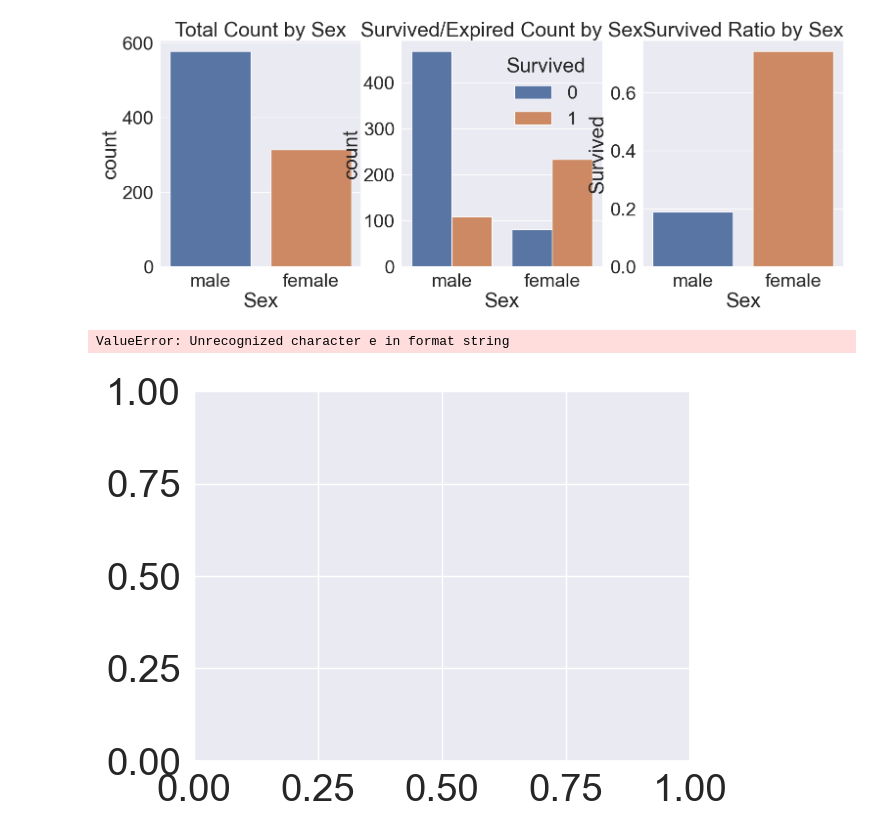
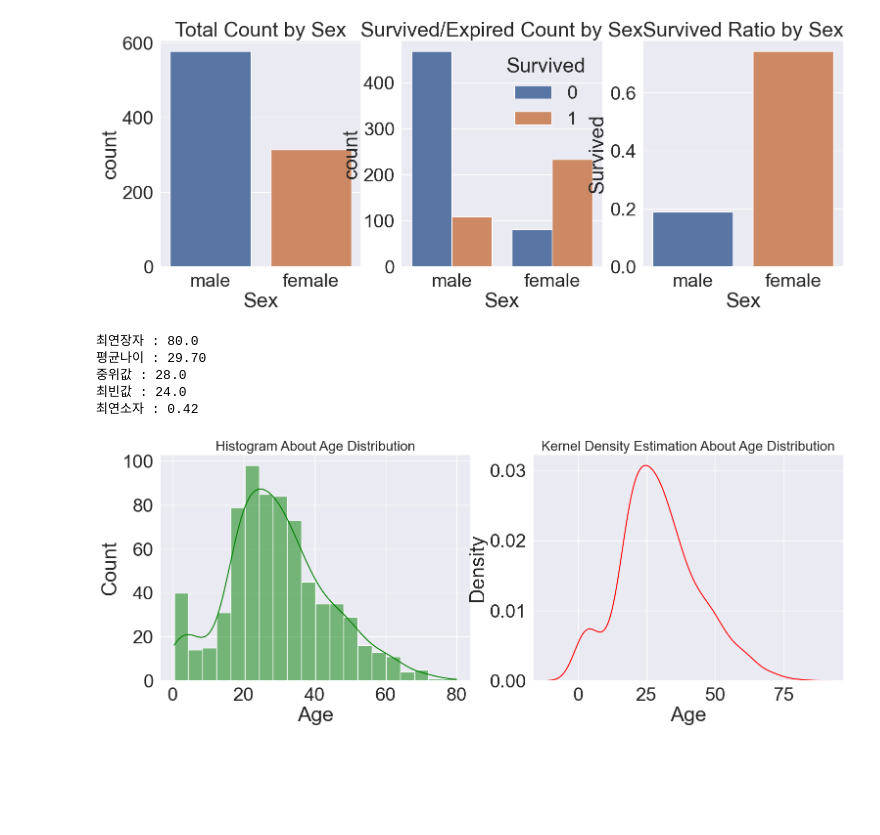
Before and after one commit to JW-Namsta/Kaggle_Study, a Jupyter notebook: Titanic/TItanic_copy_3.ipynb, the cells around one changed output. Saved outputs shown, nothing was run; the diff lists cells and outputs as text; code cells hidden in the pictures; blank space fills up the shorter version.

```diff
--- a/Titanic/TItanic_copy_3.ipynb
+++ b/Titanic/TItanic_copy_3.ipynb
@@ -177,10 +177,28 @@ ax[2].set_title('Survived Ratio by Sex')
 plt.show()
 # %% [output]
 [figure]
-# %%
-# Age를 histplot, kdeplot으로 나타내기
-
-df_train['Age'].plot(style='kde')
-# %% [output]
-ValueError: Unrecognized character e in format string
-[figure, removed]
+# %%
+# Age를 histplot, kdeplot으로 나타내기
+print('최연장자 : {:<10}'.format(df_train['Age'].max()))
+print('평균나이 : {:<10.2f}'.format(df_train['Age'].mean()))
+print('중위값 : {:<10}'.format(df_train['Age'].median()))
+print('최빈값 : {:<10}'.format(df_train['Age'].mode().values[0]))
+print('최연소자 : {:<10}'.format(df_train['Age'].min()))
+
+
+f,ax = plt.subplots(1,2,figsize=(18,6))
+
+sns.histplot(data=df_train, x='Age', ax=ax[0], color='green', kde=True)
+sns.kdeplot(data=df_train, x='Age', ax=ax[1], color='red')
+
+ax[0].set_title('Histogram About Age Distribution', fontsize=20)
+ax[1].set_title('Kernel Density Estimation About Age Distribution', fontsize=20)
+
+plt.show()
+# %% [output]
+최연장자 : 80.0
+평균나이 : 29.70
+중위값 : 28.0
+최빈값 : 24.0
+최연소자 : 0.42
+[figure, added]
```
Also changed, not shown: parts of 1 cell of this notebook.
